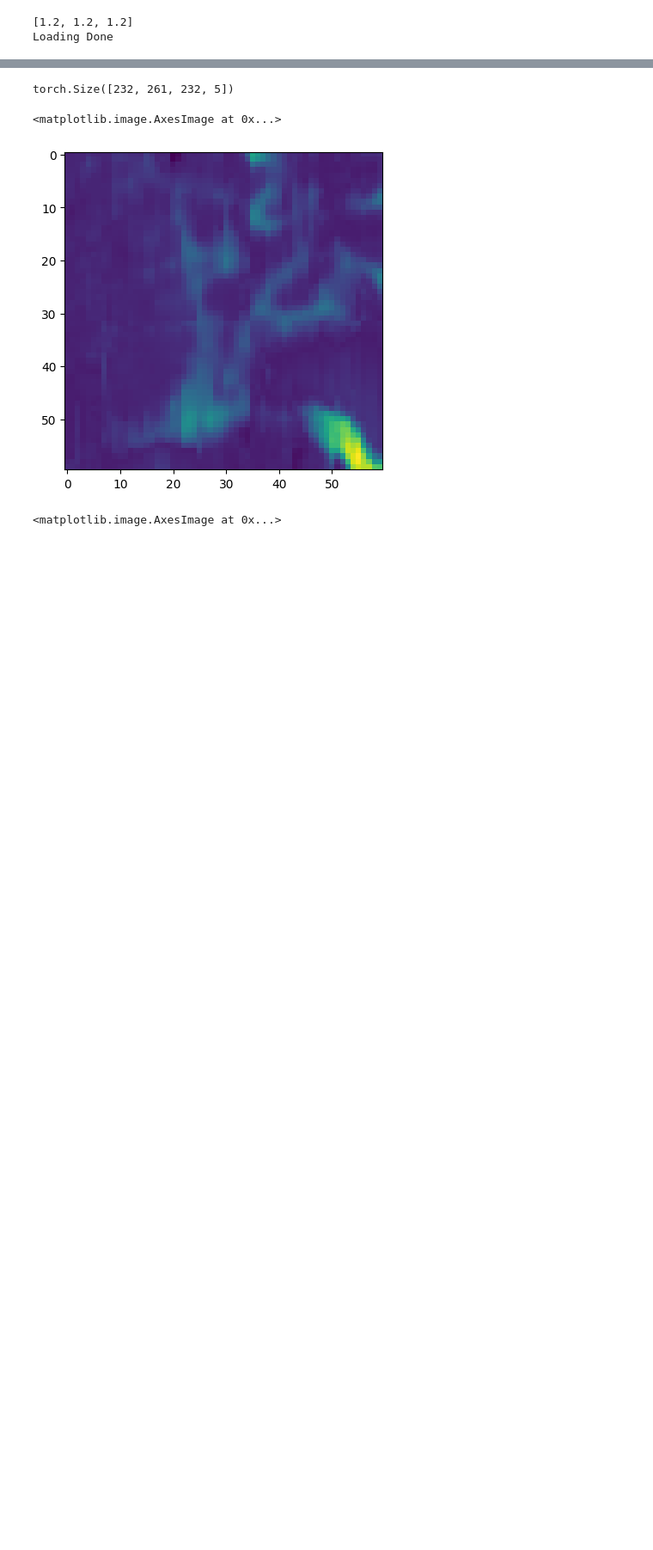
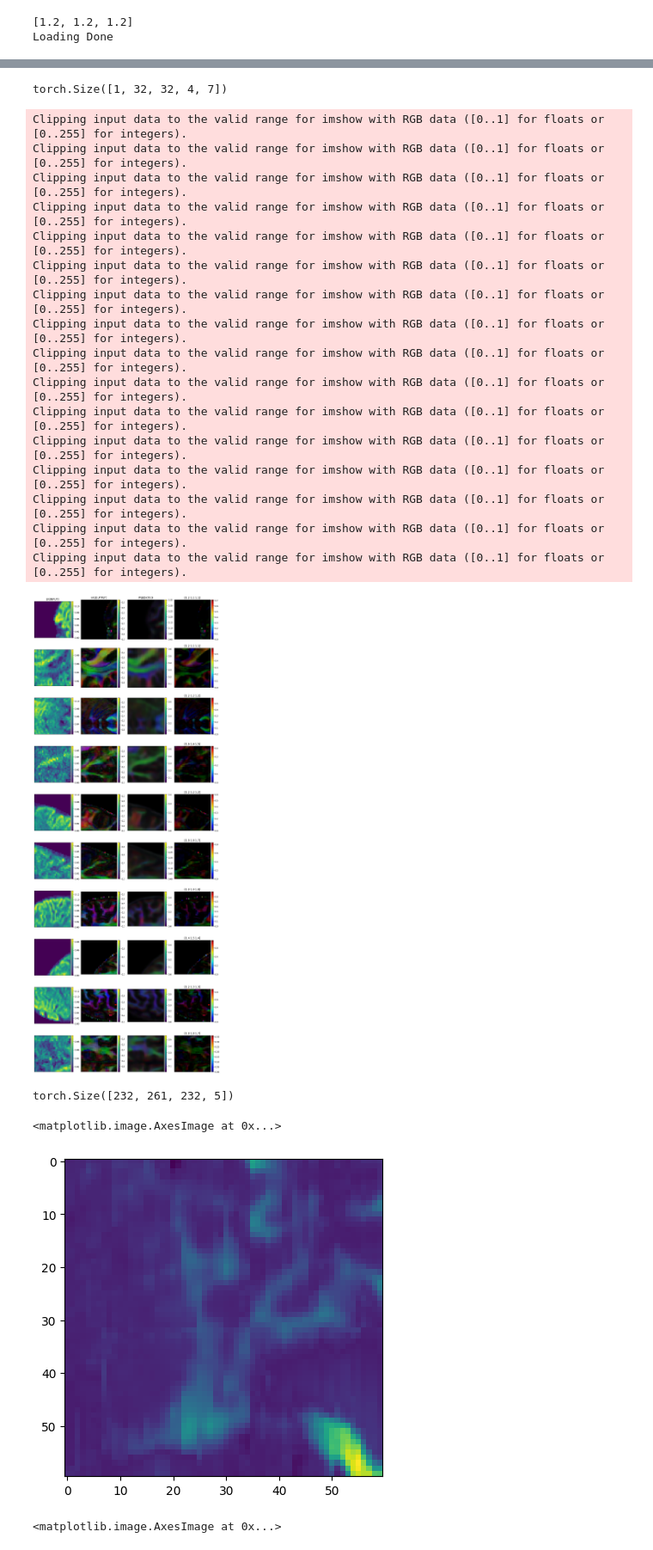
Before and after one commit to arihantjain124/HCP_SR, a Jupyter notebook: Model_verification.ipynb, the cells around one changed output, grey strips where cells are left out. Shown at 86% size. Drawn from its saved outputs; the diff is of its cells as text; code cells hidden in the pictures; blank space fills up the shorter version.

```diff
--- a/Model_verification.ipynb
+++ b/Model_verification.ipynb
@@ -199,3 +267,63 @@ for i in range(samples):
+# %%
+temp[0].shape
+# %% [output]
+torch.Size([1, 32, 32, 4, 7])
+# %%
+samples = 10
+fig, ax = plt.subplots(samples,4)
+
+# to change size of subplot's set height of each subplot as 8
+fig.set_figheight(4*samples)
+
+# set width of each subplot as 8
+fig.set_figwidth(15)
+ax[0][0].set_title("LR(INPUT)")
+ax[0][1].set_title("HR(OUTPUT)")
+ax[0][2].set_title("PREDICTED")
+ax[0][3].set_title("HR - PRED")
+for i in range(samples):
+    temp = next(iter(loader.training_data))
+    buf = {}
+    buf[0] = temp[0][0,:,:,0,1]
+    buf[1] = temp[1][0,:,:,0,2:]
+
+    lr_tensor = torch.permute(temp[0], (0,4,1,2,3)).to('cuda')
+    pred = curr_model.forward(lr_tensor,temp[2])
+    pred = torch.permute(pred, (0,2,3,4,1)).float()
+
+    ax[i][3].set_title(f"{temp[2]}")
+
+    buf[2] = pred[0,:,:,0,2:].cpu().detach().numpy()
+    buf[3] = temp[1][0,:,:,0,2:] - buf[2]
+
+    for j in range(4):
+        if(j == 3):
+            im = ax[i][j].imshow(buf[j],cmap='jet')
+        else:
+            im = ax[i][j].imshow(buf[j])
+        divider = make_axes_locatable(ax[i][j])
+        cax = divider.append_axes('right', size='5%', pad=0.05)
+        fig.colorbar(im, cax=cax, orientation='vertical')
+        ax[i][j].tick_params(left = False, right = False , labelleft = False ,
+            labelbottom = False, bottom = False)
+# %% [output]
+Clipping input data to the valid range for imshow with RGB data ([0..1] for floats or [0..255] for integers).
+Clipping input data to the valid range for imshow with RGB data ([0..1] for floats or [0..255] for integers).
+Clipping input data to the valid range for imshow with RGB data ([0..1] for floats or [0..255] for integers).
+Clipping input data to the valid range for imshow with RGB data ([0..1] for floats or [0..255] for integers).
+Clipping input data to the valid range for imshow with RGB data ([0..1] for floats or [0..255] for integers).
+Clipping input data to the valid range for imshow with RGB data ([0..1] for floats or [0..255] for integers).
+Clipping input data to the valid range for imshow with RGB data ([0..1] for floats or [0..255] for integers).
+Clipping input data to the valid range for imshow with RGB data ([0..1] for floats or [0..255] for integers).
+Clipping input data to the valid range for imshow with RGB data ([0..1] for floats or [0..255] for integers).
+Clipping input data to the valid range for imshow with RGB data ([0..1] for floats or [0..255] for integers).
+Clipping input data to the valid range for imshow with RGB data ([0..1] for floats or [0..255] for integers).
+Clipping input data to the valid range for imshow with RGB data ([0..1] for floats or [0..255] for integers).
+Clipping input data to the valid range for imshow with RGB data ([0..1] for floats or [0..255] for integers).
+Clipping input data to the valid range for imshow with RGB data ([0..1] for floats or [0..255] for integers).
+Clipping input data to the valid range for imshow with RGB data ([0..1] for floats or [0..255] for integers).
+Clipping input data to the valid range for imshow with RGB data ([0..1] for floats or [0..255] for integers).
+[figure, added]
 # %%
 def recon(lr_tensor,hr_tensor,pnts):
     num_blk = lr_tensor.shape[0]
```
Also changed, not shown: parts of 19 cells of this notebook, 1 other file.
